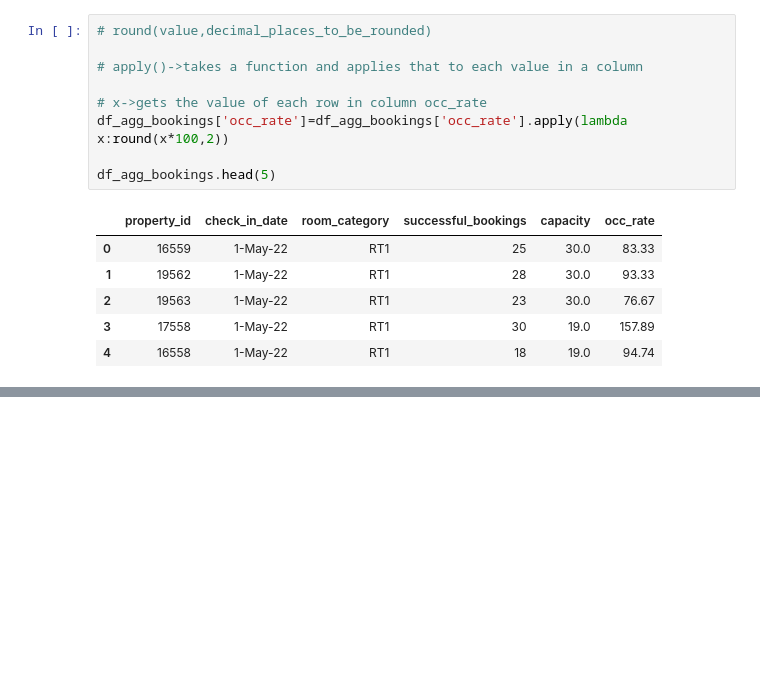
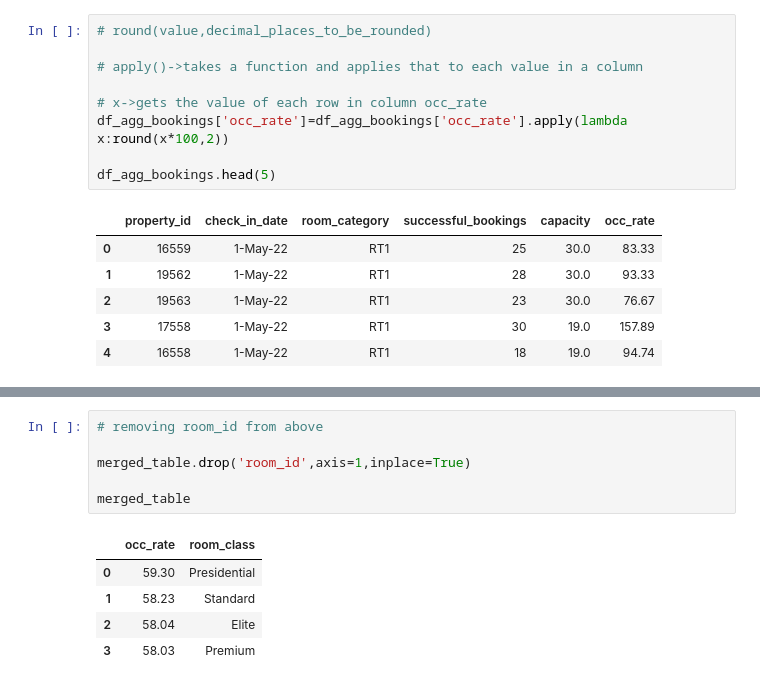
Before and after one commit to AdithyaBhatGS/HotelDataAnalytics, a Jupyter notebook: hotelDataCleaning.ipynb, the cells around one changed output, grey strips where cells are left out. Cells and saved outputs as stored; diff of their text form; blank space fills up the shorter version.

```diff
--- a/hotelDataCleaning.ipynb
+++ b/hotelDataCleaning.ipynb
@@ -256,0 +293,12 @@ df_agg_bookings.head(5)
+# %%
+# removing room_id from above
+
+merged_table.drop('room_id',axis=1,inplace=True)
+
+merged_table
+# %% [output]
+|  | occ_rate | room_class |
+| 0 | 59.30 | Presidential |
+| 1 | 58.23 | Standard |
+| 2 | 58.04 | Elite |
+| 3 | 58.03 | Premium |
```
Also changed, not shown: parts of 7 cells of this notebook.
